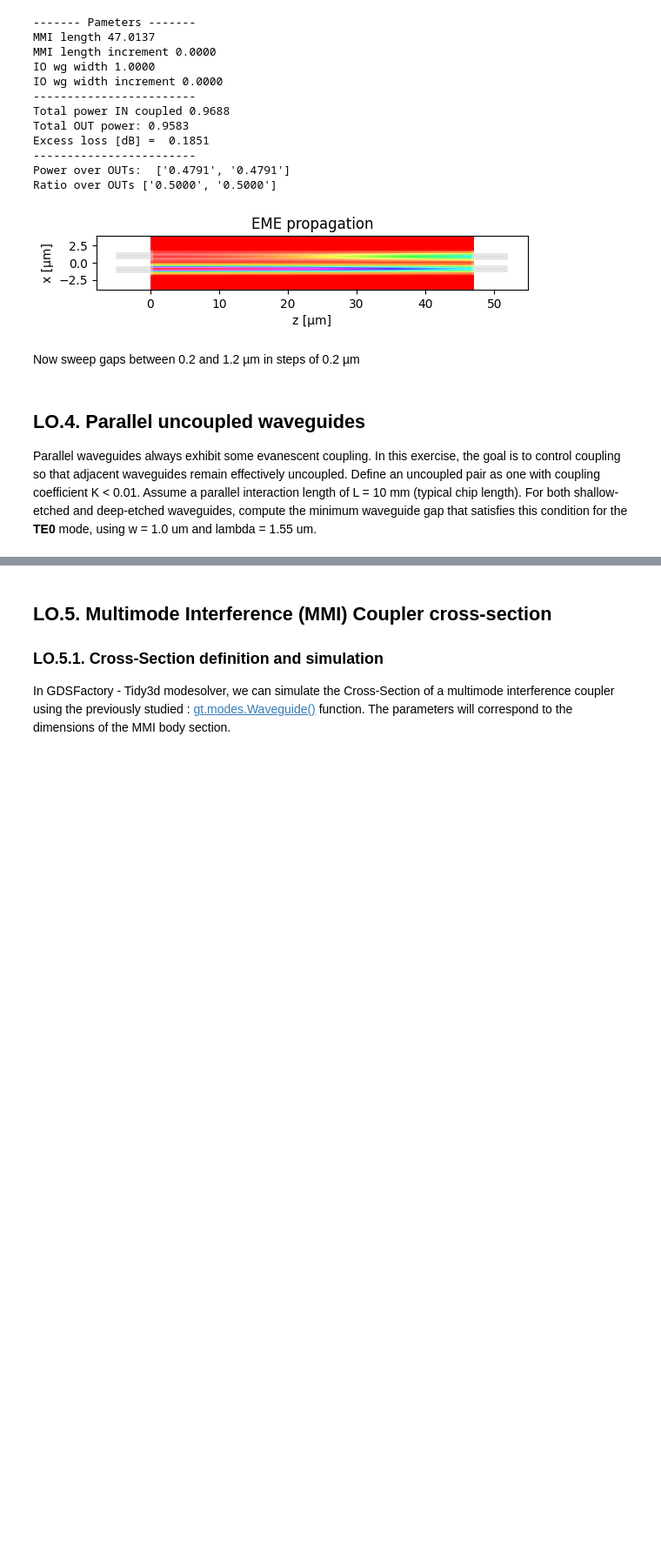
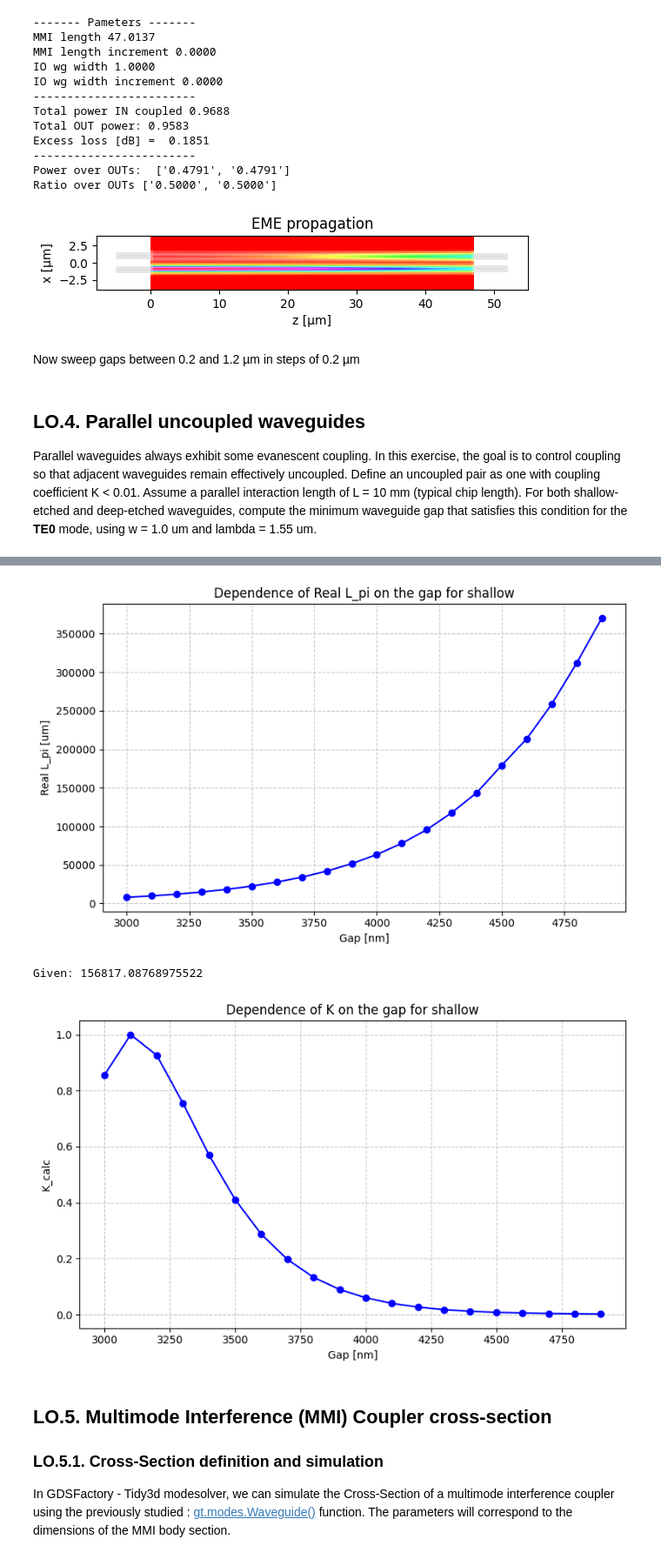
Before and after one commit to antpial/cifoin-lab2, a Jupyter notebook: COUPLERS_Student.ipynb, the cells around one changed output, grey strips where cells are left out. Shown at 87% size. Cells and saved outputs as stored; diff of their text form; code cells hidden in the pictures; blank space fills up the shorter version.

```diff
--- a/COUPLERS_Student.ipynb
+++ b/COUPLERS_Student.ipynb
@@ -359,0 +296,69 @@ find_minimum_gap(slab_thickness_val=150 * nm, waveguide_type="SHALLOW")
+# %%
+# HINT. Calculate manually the L_pi you may need to achieve K=0.01
+# Then you can sweep the gap and calculate the L_pi until reaching
+# the desired value.
+
+lambda_c = 1.55
+
+# Gap range around 3400 nm (from 3200 to 3600 with a step of 50 nm)
+gaps_to_test = np.arange(3000, 5000, 100)
+lpi_real_values = []
+
+print("Starting calculations...")
+
+for current_gap in gaps_to_test:
+    dcoupler_cs = gt.modes.WaveguideCoupler(
+        core_width=(1.2, 1.2),
+        slab_thickness=150 * nm,
+        core_thickness=300 * nm,
+        gap=current_gap * nm, # Passing the current gap in um
+        core_material='sin',
+        clad_material='sio2',
+        wavelength=lambda_c,
+        num_modes=4,
+        cache_path='.cache/',
+        precision='double',
+        max_grid_scaling=1.5,
+        grid_resolution=20
+    )
+
+    # Get L_pi, handle potential arrays, and extract the real value
+    l_pi_raw = dcoupler_cs.coupling_length()
+    l_pi_real = float(np.real(np.atleast_1d(l_pi_raw)[0]))
+
+    lpi_real_values.append(l_pi_real)
+    print(f"Calculated: Gap = {current_gap} nm -> Real L_pi = {l_pi_real:.2f} um")
+
+# Creating the plot
+plt.figure(figsize=(8, 5))
+plt.plot(gaps_to_test, lpi_real_values, marker='o', linestyle='-', color='b')
+
+plt.xlabel('Gap [nm]')
+plt.ylabel('Real L_pi [um]')
+plt.title('Dependence of Real L_pi on the gap for shallow')
+plt.grid(True, linestyle='--', alpha=0.7)
+plt.tight_layout()
+
+plt.show()
+
+K=0.01
+Lpi =  (0.5 * 10* 1000 * np.pi) / np.arcsin(np.sqrt(K))
+
+print(f"Given: {Lpi}")
+# print(f"Real: {dcoupler_cs.coupling_length()}"
+
+L=10000
+Lpi_real_array = np.array(lpi_real_values)
+K_calc = (np.sin(0.5*np.pi*(L/Lpi_real_array)))**2
+
+plt.figure(figsize=(8, 5))
+plt.plot(gaps_to_test, K_calc, marker='o', linestyle='-', color='b')
+
+plt.xlabel('Gap [nm]')
+plt.ylabel('K_calc')
+plt.title('Dependence of K on the gap for shallow')
+plt.grid(True, linestyle='--', alpha=0.7)
+plt.tight_layout()
+
+plt.show()
+# %% [output]
@@ -360,3 +382,6 @@ find_minimum_gap(slab_thickness_val=150 * nm, waveguide_type="SHALLOW")
+[figure, added]
+Given: 156817.08768975522
+[figure, added]
 # %% [markdown]
 ## LO.5. Multimode Interference (MMI) Coupler cross-section
 
```
Also changed, not shown: parts of 12 cells of this notebook.
